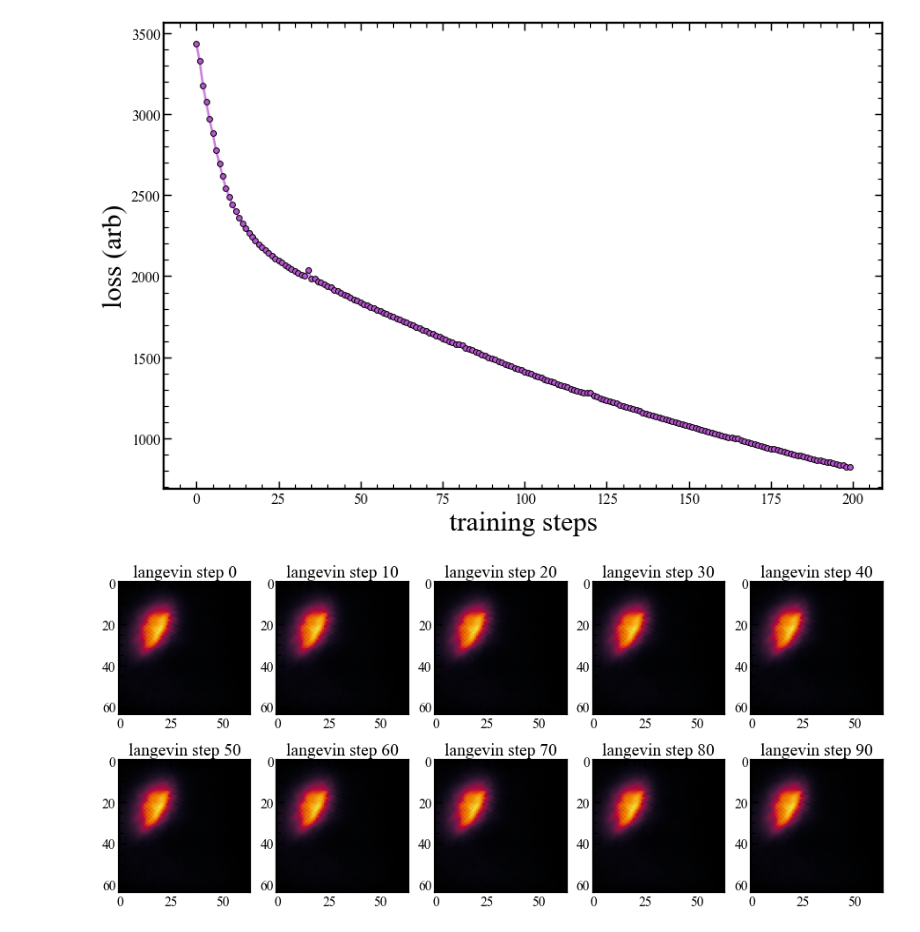
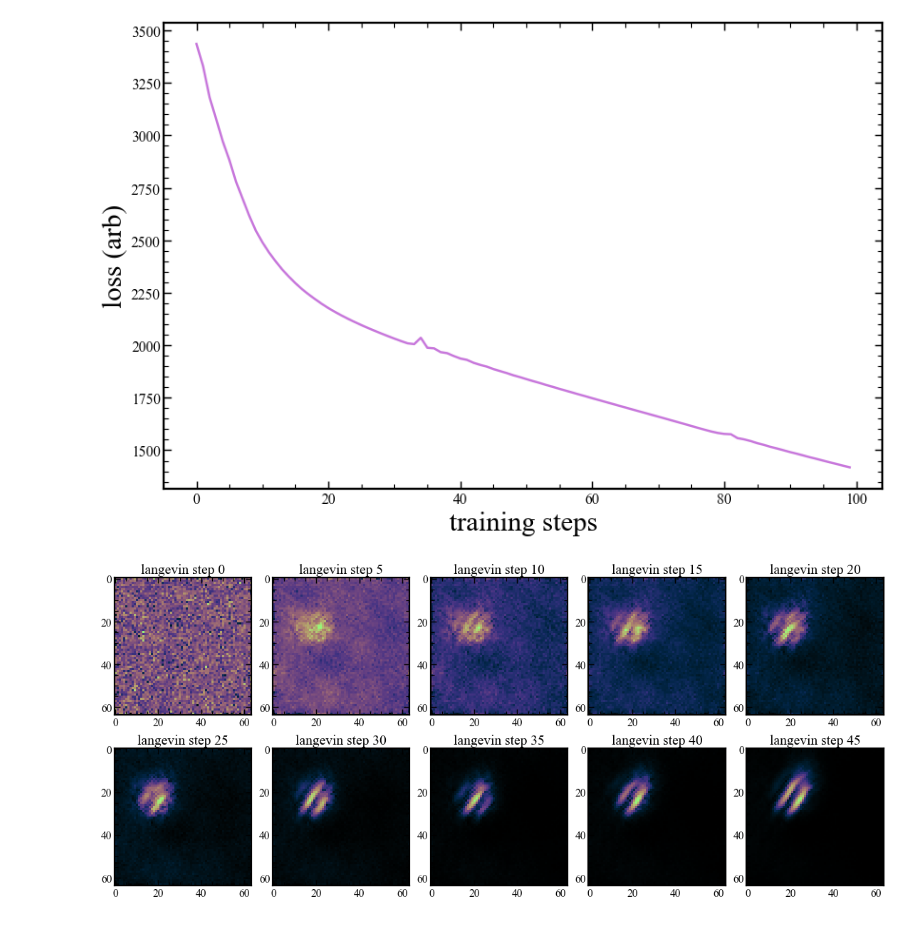
Before and after one commit to SampsonML/score_network_jax, a Jupyter notebook: diffusion_jax_HSC.ipynb, the cells around one changed output. Saved outputs shown, nothing was run; the diff lists cells and outputs as text; code cells hidden in the pictures.

Commit message:
langevin dynamics running

```diff
--- a/diffusion_jax_HSC.ipynb
+++ b/diffusion_jax_HSC.ipynb
@@ -550,7 +550,7 @@ loss_fn = anneal_dsm_score_estimation
 # A simple update loop
 train    = True
 plot     = False
-step_num = 500
+step_num = 200
 from tqdm import tqdm
 
 if train:
@@ -567,14 +567,14 @@ if train:
 
 fig , ax = plt.subplots(1,1,figsize=(12, 8), facecolor='white',dpi = 70)
 steps = range(0,step_num)
-plt.plot(steps,loss_vector, alpha = 0.80, zorder = 0)
-#plt.scatter(steps,loss_vector, zorder = 1)
+plt.plot(steps,loss_vector, alpha = 0.80, zorder=0)
+#plt.scatter(steps,loss_vector, s=20, zorder=1)
 plt.xlabel('training steps', fontsize = 30)
 plt.ylabel('loss (arb)', fontsize = 30)
 plt.tight_layout()
 plt.savefig('loss_evolution.png',facecolor='white',dpi=300)
 # %% [output]
-[figure, old version]
+[figure, new version]
 # %%
 # ------------------------- #
 # langevin dynamic sampling #
@@ -626,14 +626,17 @@ images, scores = anneal_Langevin_dynamics(  gaussian_noise,
                                             denoise=True  )
 # %%
 images_array = np.array(images)
+col_map = cmr.lilac
 fig , ax = plt.subplots(2,5,figsize=(16, 7), facecolor='white',dpi = 70)
 plt_idx = int( len(images_array) / 10 )
 for i in range(10):
     plt.subplot(2,5,i + 1)
     plt_idx
-    name = 'langevin step ' + str(i * plt_idx)
+    name = 'langevin step ' + str(i * 5)
     plt.title(name, fontsize = 20)
-    plt.imshow(images_array[i * plt_idx][0], cmap=data_map)
+    plt.imshow(images_array[i * plt_idx][0], cmap=col_map)
+plt.tight_layout()
+plt.savefig('langevin_evolution.png',facecolor='white',dpi=300)
 plt.show()
 # %% [output]
-[figure, old version]
+[figure, new version]
```
Also changed, not shown: 1 other file.
